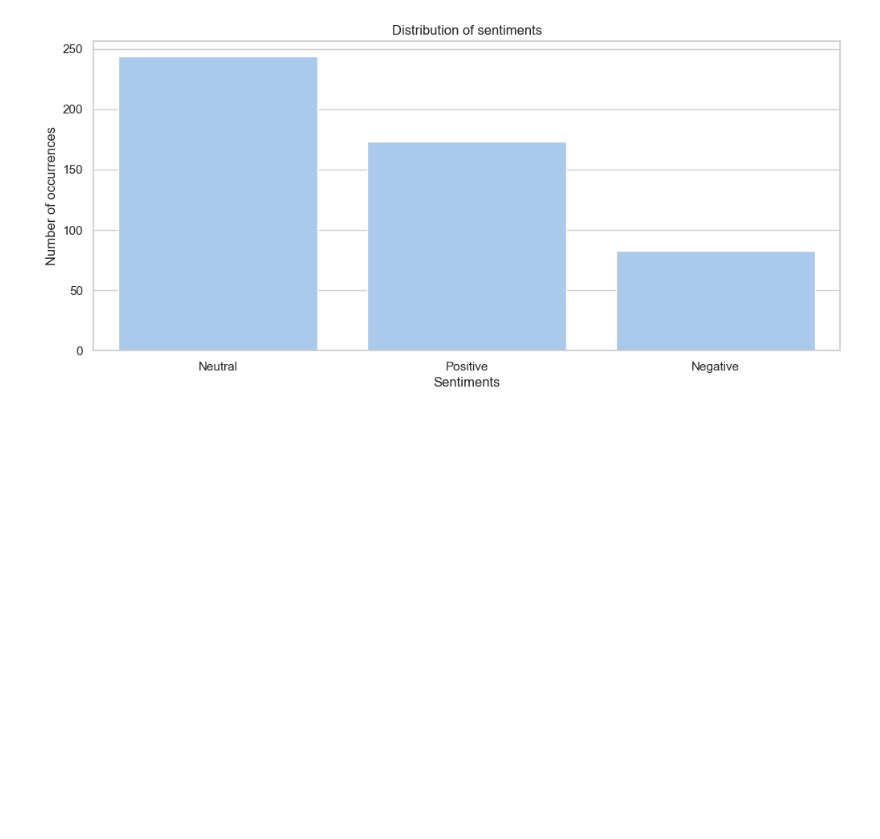
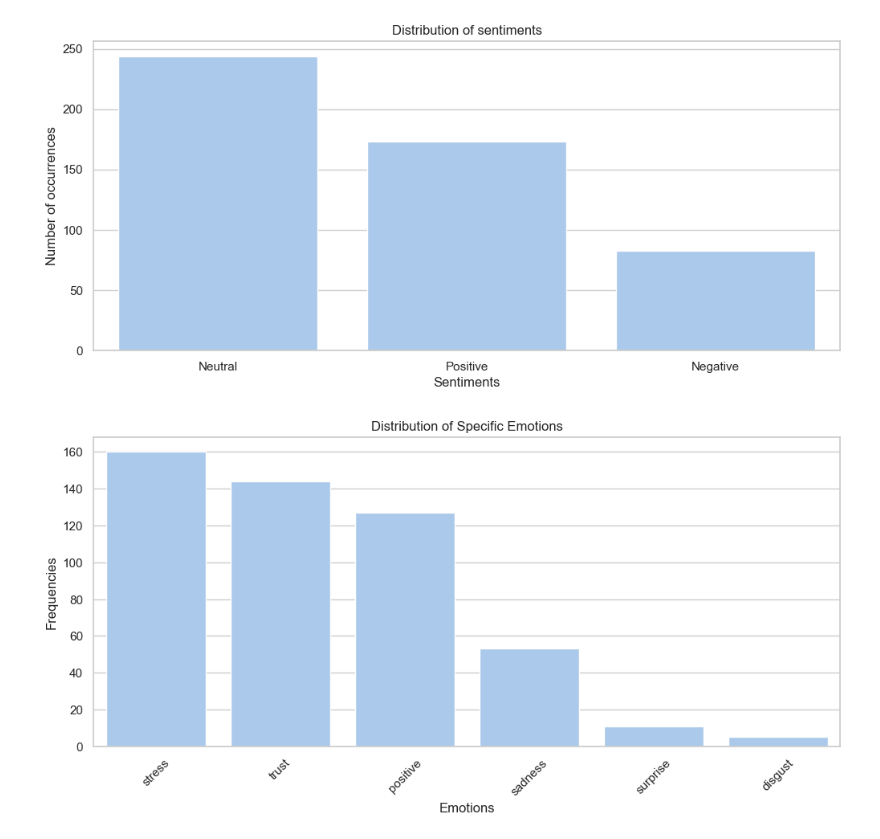
Before and after one commit to Abdiasarsene/Employee_Emotion_Analysis, a Jupyter notebook: employee.ipynb, the cells around one changed output. Cells and saved outputs as stored; diff of their text form; code cells hidden in the pictures; blank space fills up the shorter version.

```diff
--- a/employee.ipynb
+++ b/employee.ipynb
@@ -157,3 +157,48 @@ plt.title('Distribution of sentiments')
 plt.show()
 # %% [output]
 [figure]
+# %%
+from nrclex import NRCLex
+
+# Emotion analysis
+def analyze_emotion(text):
+    emotion = NRCLex(text)
+    return emotion.raw_emotion_scores  # Renvoie les scores des émotions
+
+# Appliquer l'analyse des émotions sur les messages
+text['emotion_score'] = text['Message_cleaned'].apply(analyze_emotion)
+
+# Extraction des émotions spécifiques
+def extract_specific_emotion(score):
+    relevant_emotion = {
+        'stress': score.get('stress', 0),
+        'anticipation': score.get('satisfaction', 0),
+        'sadness': score.get('sadness', 0),
+        'joy': score.get('wellbeing', 0),
+        'fear': score.get('frustration', 0),
+        'trust': score.get('trust', 0),
+        'disgust' : score.get('disgust',0),
+        'surprise': score.get('surprise',0),
+        'positive': score.get('positive',0)
+    }
+    return relevant_emotion  # Renvoie le dictionnaire des émotions spécifiques
+
+# Appliquer l'extraction des émotions spécifiques
+text['specific_emotion'] = text['emotion_score'].apply(extract_specific_emotion)
+
+# Compter les émotions spécifiques
+emotion_specific = text['specific_emotion'].apply(lambda x: max(x, key=x.get))
+
+# Compter les occurrences de chaque émotion spécifique
+emotion_counts = emotion_specific.value_counts()
+
+# Visualisation de la distribution des émotions spécifiques
+plt.figure(figsize=(12,5))
+sns.barplot(x=emotion_counts.index, y=emotion_counts.values)
+plt.title('Distribution of Specific Emotions')
+plt.xlabel('Emotions')
+plt.ylabel('Frequencies')
+plt.xticks(rotation=45)
+plt.show()
+# %% [output]
+[figure, added]
```
Also changed, not shown: parts of 4 cells of this notebook, 1 other file.
